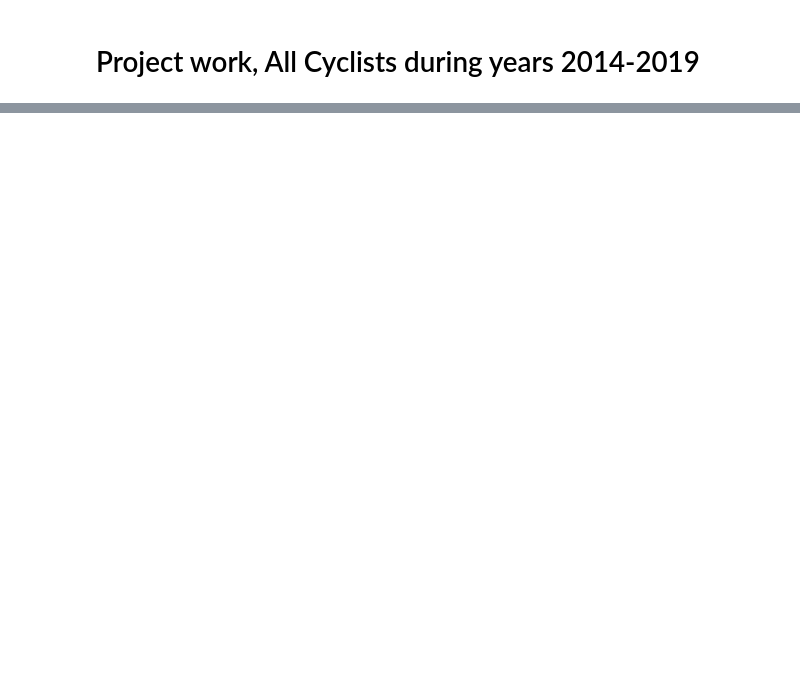
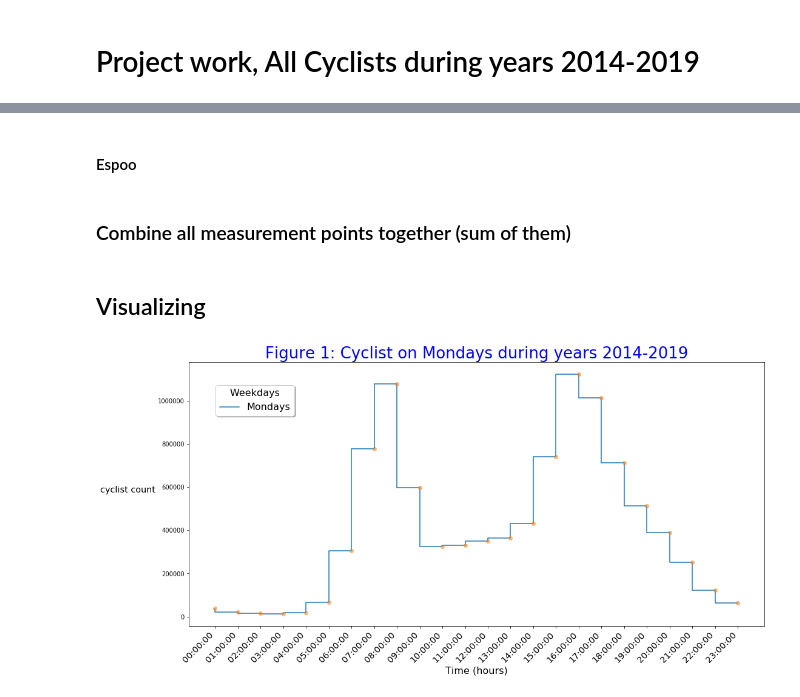
Before and after one commit to srenoes/ShortCut-HSL-group-work, a Jupyter notebook: Katariina/Final_Project_Cyclists_by_Katariina.ipynb, the cells around one changed output, grey strips where cells are left out. Cells and saved outputs as stored; diff of their text form; code cells hidden in the pictures; blank space fills up the shorter version.

```diff
--- a/Katariina/Final_Project_Cyclists_by_Katariina.ipynb
+++ b/Katariina/Final_Project_Cyclists_by_Katariina.ipynb
@@ -591,0 +351,15 @@ plt.show()
+# %%
+#
+# Read CSV file into DataFrame from shared GitHub repository
+#
+# Hki_bikers = pd.read_csv('HelsinkiBikers_cleanDataset.csv') -- for testing
+# Vantaa_bikers = pd.read_csv('VantaaBikers_cleanDataset.csv') -- for testing
+# Espoo_bikers = pd.read_csv('EspooBikers_cleanDataset.csv') -- for testing
+
+HKI_url = 'https://raw.githubusercontent.com/srenoes/ShortCut-HSL-group-work/master/Katariina/HelsinkiBikers_cleanDataset.csv'
+Vantaa_url = 'https://raw.githubusercontent.com/srenoes/ShortCut-HSL-group-work/master/Katariina/VantaaBikers_cleanDataset.csv'
+Espoo_url = 'https://raw.githubusercontent.com/srenoes/ShortCut-HSL-group-work/master/Katariina/EspooBikers_cleanDataset.csv'
+
+Hki_bikers = pd.read_csv(HKI_url)
+Vantaa_bikers = pd.read_csv(Vantaa_url)
+Espoo_bikers = pd.read_csv(Espoo_url)
@@ -591,0 +468,2 @@ plt.show()
+# %% [markdown]
+#### Espoo
@@ -591,0 +517,2 @@ plt.show()
+# %% [markdown]
+### Combine all measurement points together (sum of them)
@@ -591,0 +549,25 @@ plt.show()
+# %% [markdown]
+## Visualizing
+# %%
+#
+# Merge Mondays together
+#
+Mondays_total = pd.concat([Mon_days_H_gb, Mon_days_V_gb, Mon_days_E_gb], axis=1)
+#
+# Combine all Mondays measurement points together (sum of them)
+#
+Mondays_total = Mondays_total.sum(axis=1)
+#
+# Do Step Demo chart from cyclist on Mondays
+#
+plt.figure(figsize=(17, 8))
+plt.step(Mondays_total.index, Mondays_total, label='Mondays')
+plt.plot(Mondays_total.index, Mondays_total, 'C1o', alpha=0.5)
+plt.title('Figure 1: Cyclist on Mondays during years 2014-2019', fontsize=26, c='blue')
+plt.legend(title='Weekdays', title_fontsize=16, bbox_to_anchor=(0.20, 0.95), borderaxespad=1.0, fontsize=16, shadow=True, columnspacing=4.0, fancybox =True)
+plt.ylabel('cyclist count', rotation=0, fontsize='x-large', horizontalalignment='right')
+plt.xlabel('Time (hours)', rotation=0, fontsize=16)
+plt.xticks(Mondays_total.index, rotation=45, horizontalalignment='right', fontsize='x-large')
+plt.show()
+# %% [output]
+[figure, added]
```
Also changed, not shown: parts of 76 cells of this notebook.
